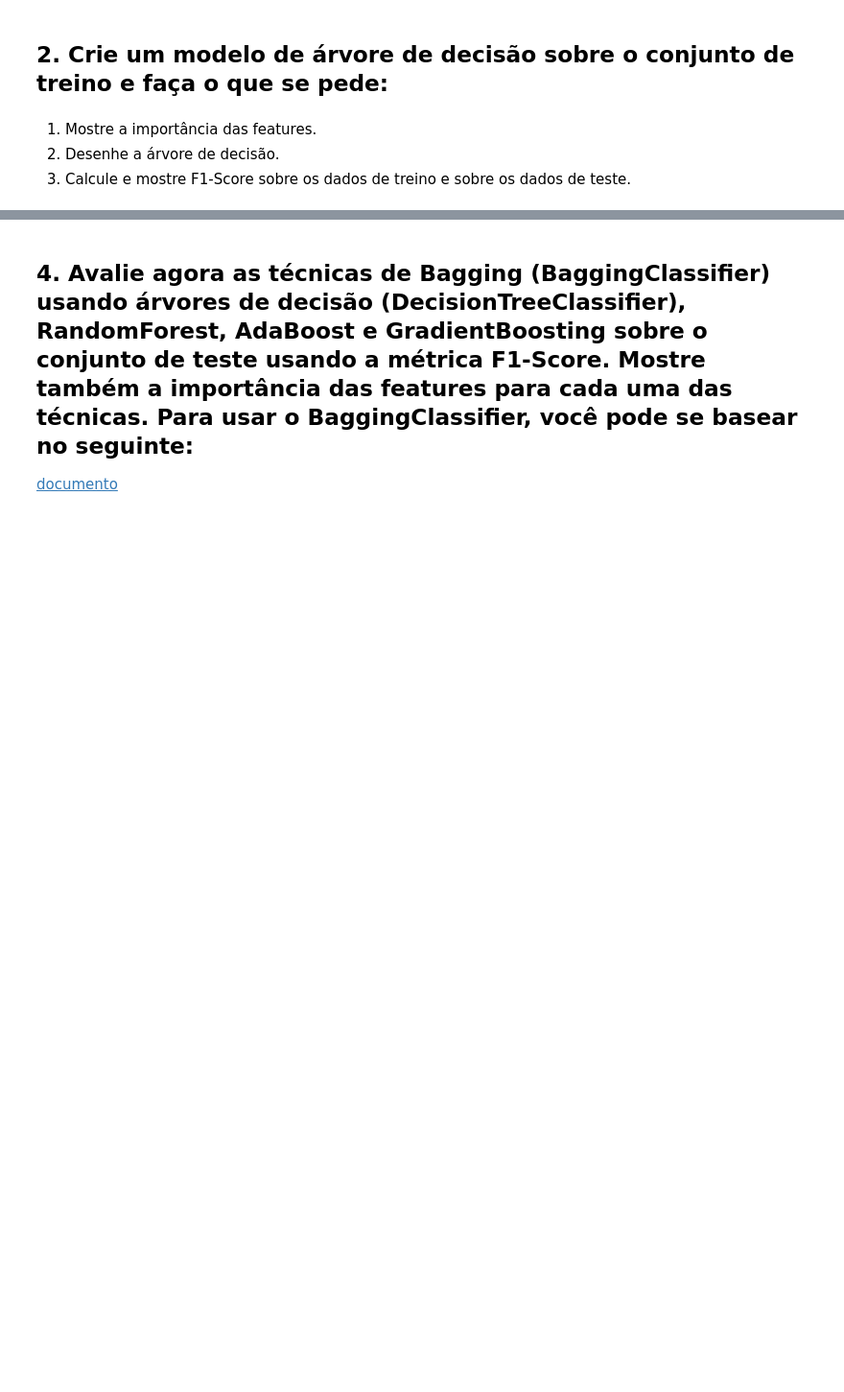
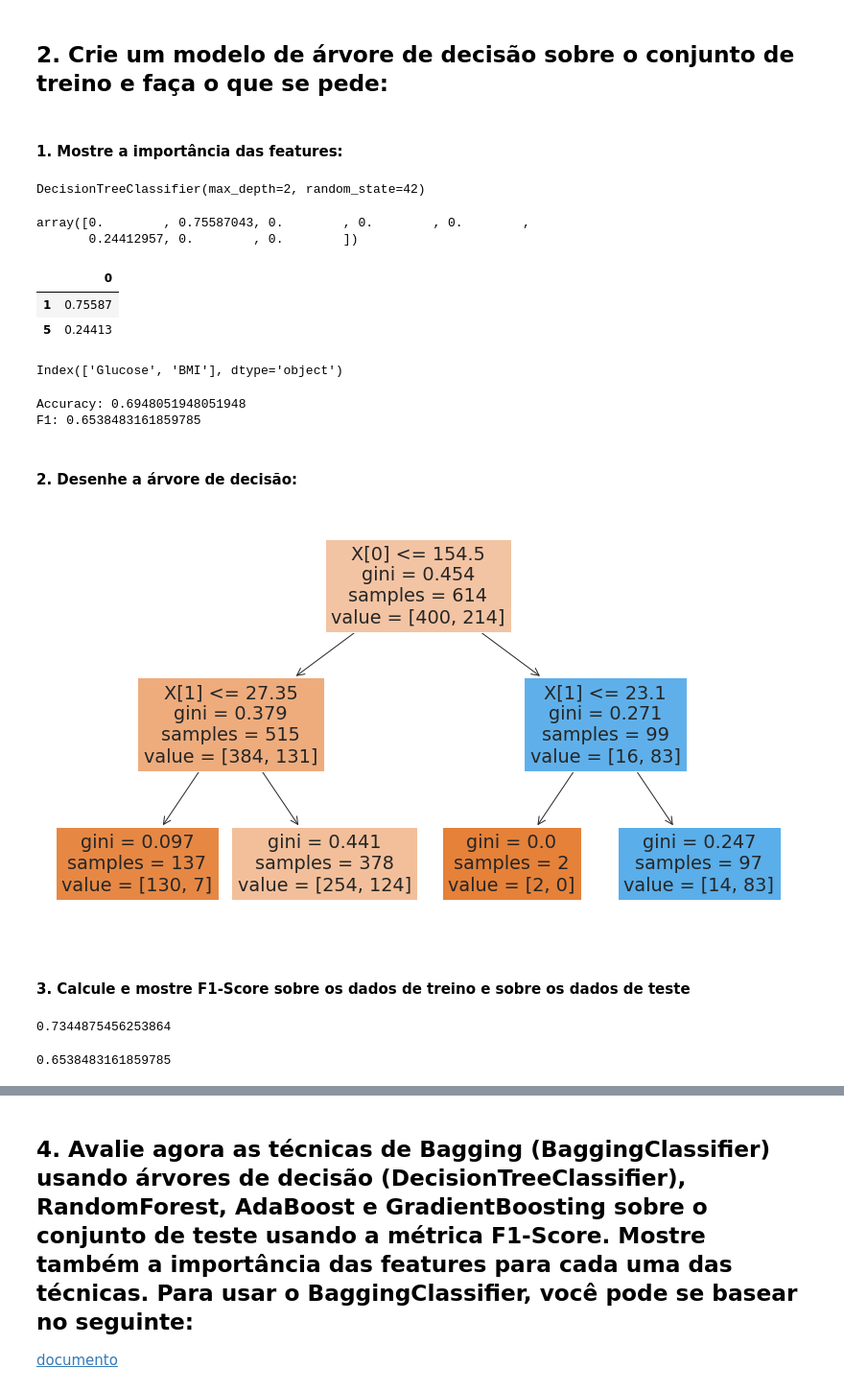
Before and after one commit to ianmateusES/data-science-ufc, a Jupyter notebook: Atividade-10/Analises.ipynb, the cells around one changed output, grey strips where cells are left out. Shown: that part at 96% size. Saved outputs shown, nothing was run; the diff lists cells and outputs as text; code cells hidden in the pictures; blank space fills up the shorter version.

```diff
--- a/Atividade-10/Analises.ipynb
+++ b/Atividade-10/Analises.ipynb
@@ -69,6 +72,56 @@ X_train_val, X_test, y_train_val, y_test = train_test_split(X, y, test_size=0.2,
+# %% [markdown]
+#### 1. Mostre a importância das features:
+# %%
+model = DecisionTreeClassifier(max_depth=2, random_state=42)
+model.fit(X_train, y_train)
+# %% [output]
+DecisionTreeClassifier(max_depth=2, random_state=42)
+# %%
+model.feature_importances_
+# %% [output]
+array([0.        , 0.75587043, 0.        , 0.        , 0.        ,
+       0.24412957, 0.        , 0.        ])
+# %%
+model_feature = pd.DataFrame(model.feature_importances_)
+model_feature[ model_feature[0] > 0 ]
+# %% [output]
+|  | 0 |
+| 1 | 0.75587 |
+| 5 | 0.24413 |
+# %%
+idx = model_feature[ model_feature[0] > 0 ].index
+X_train.columns[idx]
+# %% [output]
+Index(['Glucose', 'BMI'], dtype='object')
+# %%
+model = DecisionTreeClassifier(max_depth=2, random_state=42)
+model.fit(X_train.loc[:, X_train.columns[idx]], y_train)
+y_pred = model.predict(X_test.loc[:, X_test.columns[idx]])
+# %%
+accuracy = accuracy_score(y_test, y_pred)
+f1 = f1_score(y_test, y_pred, average='weighted')
+print("Accuracy: {}\nF1: {}".format(accuracy, f1))
+# %% [output]
+Accuracy: 0.6948051948051948
+F1: 0.6538483161859785
+# %% [markdown]
+#### 2. Desenhe a árvore de decisão:
+# %%
+plt.figure(figsize=(14,8))
+tree.plot_tree(model, filled=True);
+# %% [output]
+[figure, added]
 # %% [markdown]
-1. Mostre a importância das features.
-2. Desenhe a árvore de decisão.
-3. Calcule e mostre F1-Score sobre os dados de treino e sobre os dados de teste.
+#### 3. Calcule e mostre F1-Score sobre os dados de treino e sobre os dados de teste
+# %%
+y_pred = model.predict(X_train.loc[:, X_train.columns[idx]])
+f1_score(y_train, y_pred, average='weighted')
+# %% [output]
+0.7344875456253864
+# %%
+y_pred = model.predict(X_test.loc[:, X_test.columns[idx]])
+f1_score(y_test, y_pred, average='weighted')
+# %% [output]
+0.6538483161859785
 # %% [markdown]
 ## 3. Crie um modelo ensemble de Votação (MajorityVoteClassifier) sobre o conjunto de treino usando pelo menos 3 algoritmos de aprendizado de máquina. Compare o resultado de usar os modelos isoladamente com o resultado usando o MajorityVoteClassifier sobre o conjunto de teste usando a métrica F1-Score. Pode se basear no seguinte documento, mas não precisa usar k-Fold Cross Validation.
```
Also changed, not shown: parts of 11 cells of this notebook.
